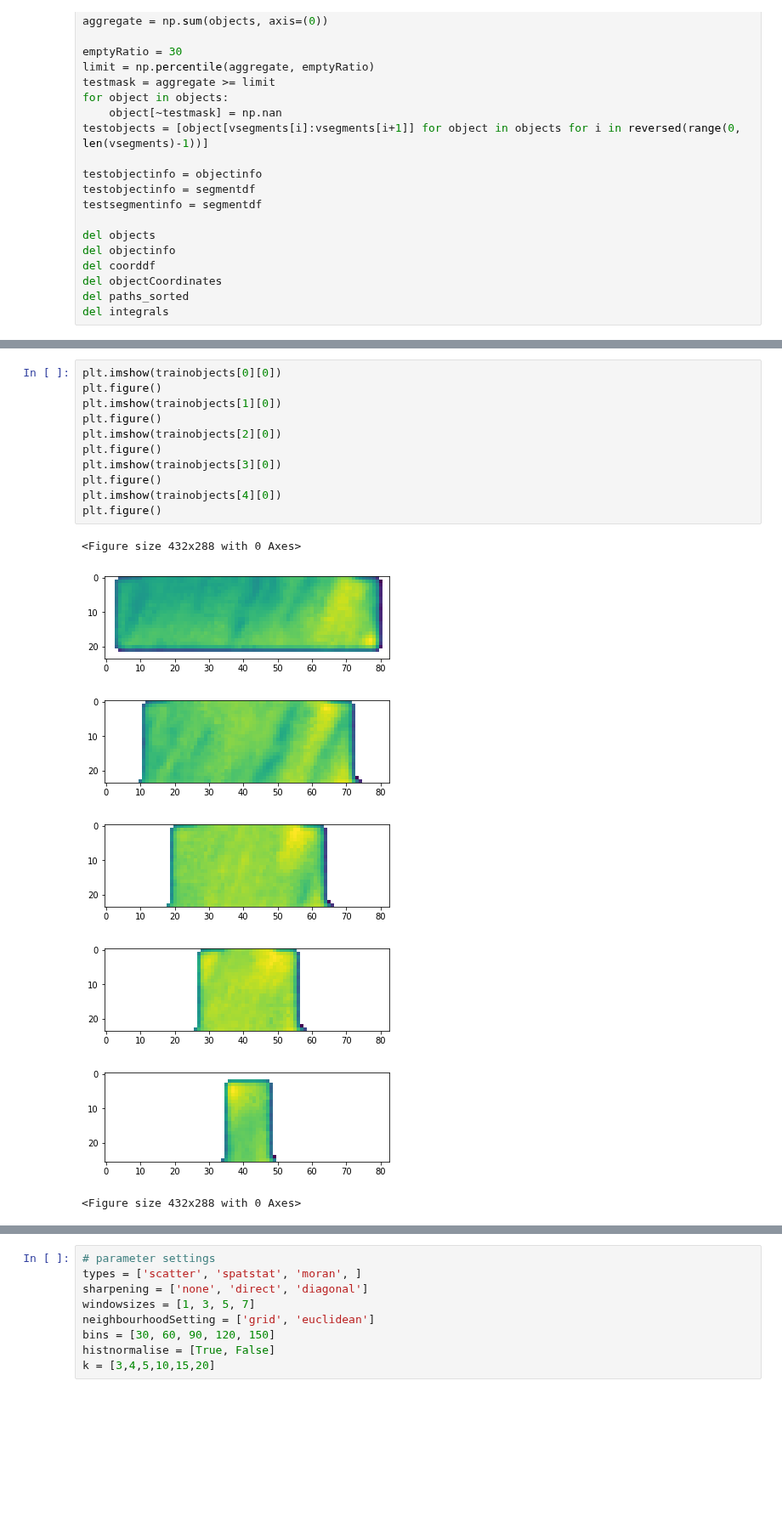
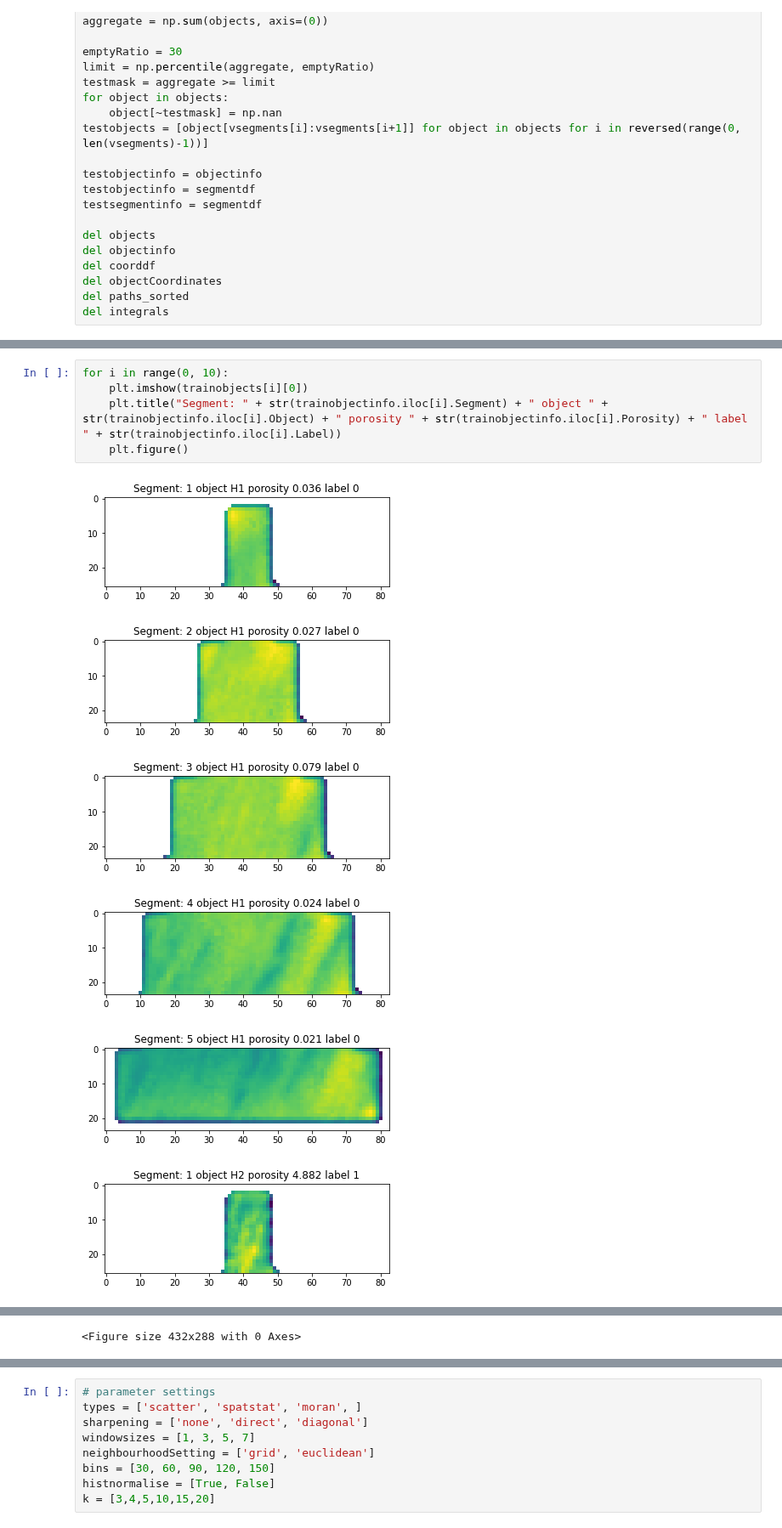
Before and after one commit to ErikSievers/thesis, a Jupyter notebook: final-notebook-v3.ipynb, the cells around one changed output, grey strips where cells are left out. Shown at 85% size. Cells and saved outputs as stored; diff of their text form; blank space fills up the shorter version.

```diff
--- a/final-notebook-v3.ipynb
+++ b/final-notebook-v3.ipynb
@@ -208,22 +188,15 @@ del objectinfo
 # xs[~backgroundmask] = np.nan
 # plt.imshow(xs)
 # plt.figure()
-# %%
-plt.imshow(trainobjects[0][0])
-plt.figure()
-plt.imshow(trainobjects[1][0])
-plt.figure()
-plt.imshow(trainobjects[2][0])
-plt.figure()
-plt.imshow(trainobjects[3][0])
-plt.figure()
-plt.imshow(trainobjects[4][0])
-plt.figure()
-# %% [output]
-<Figure size 432x288 with 0 Axes>
-[figure, removed]
-[figure, removed]
-[figure, removed]
-[figure, removed]
-[figure, removed]
-<Figure size 432x288 with 0 Axes>
+# %%
+for i in range(0, 10):
+    plt.imshow(trainobjects[i][0])
+    plt.title("Segment: " + str(trainobjectinfo.iloc[i].Segment) + " object " + str(trainobjectinfo.iloc[i].Object) + " porosity " + str(trainobjectinfo.iloc[i].Porosity) + " label " + str(trainobjectinfo.iloc[i].Label))
+    plt.figure()
+# %% [output]
+[figure, added]
+[figure, added]
+[figure, added]
+[figure, added]
+[figure, added]
+[figure, added]
@@ -230,3 +207,4 @@ plt.figure()
+<Figure size 432x288 with 0 Axes>
 # %%
 # Create a numpy array with the average value of all non-nan pixels
 X = np.array([np.nanmean(object) for object in trainobjects])
```
Also changed, not shown: parts of 7 cells of this notebook.
